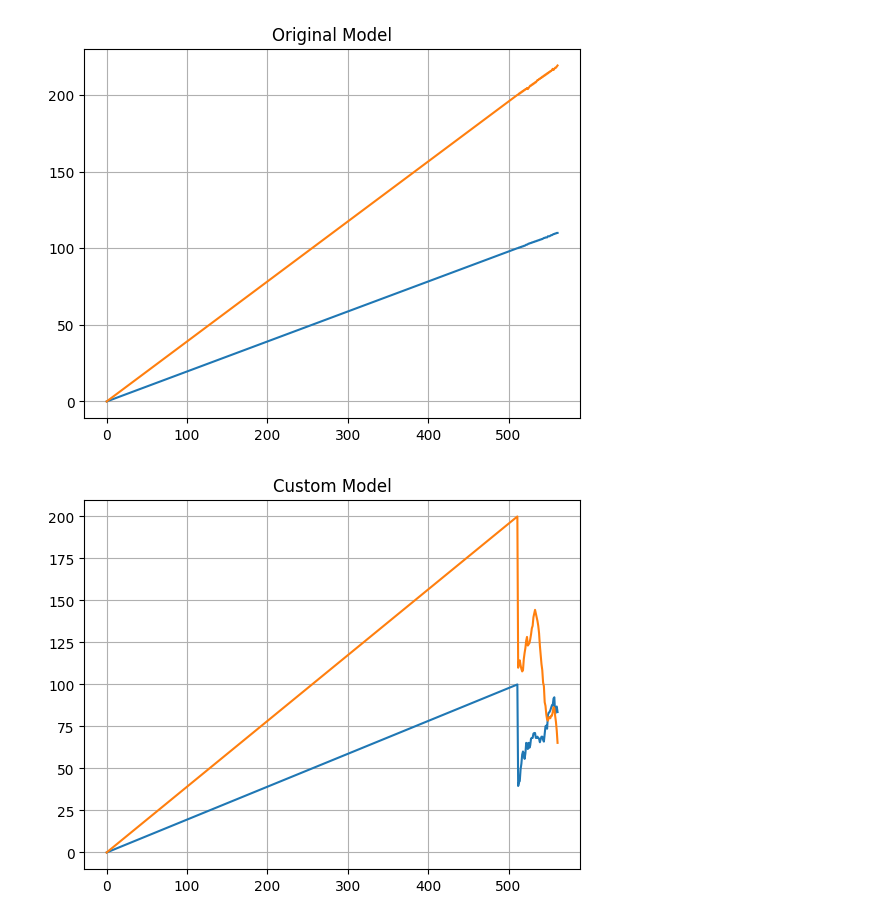
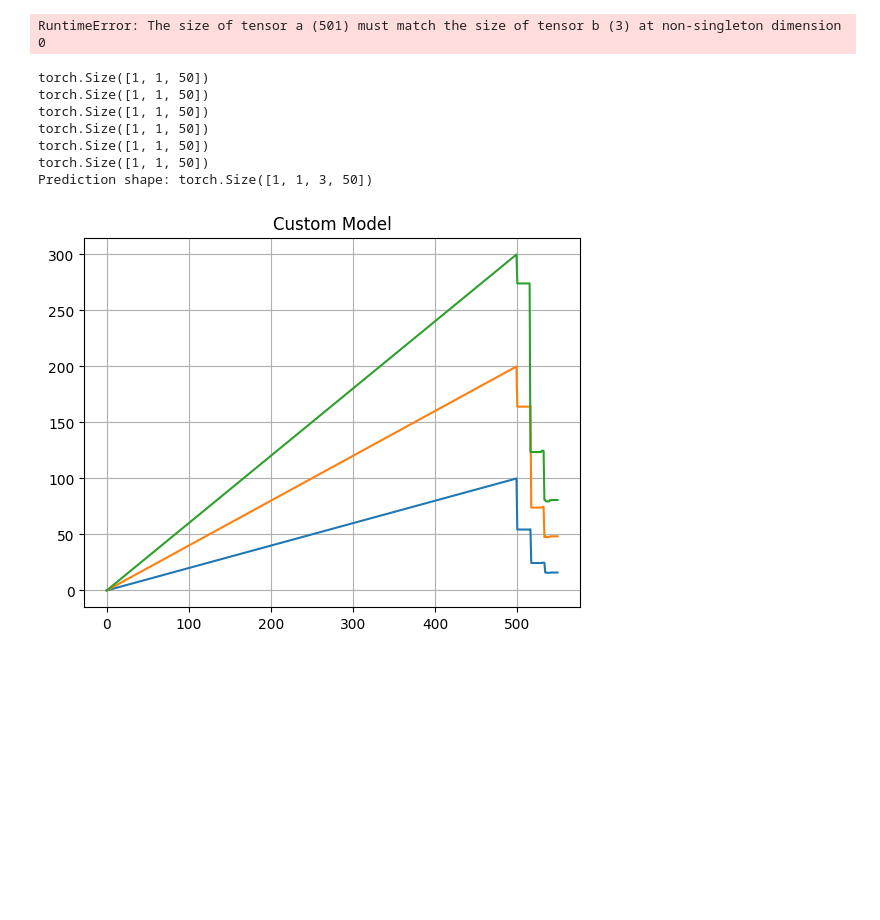
Before and after one commit to amir-elahi/chronos-forecasting, a Jupyter notebook: modelStruct.ipynb, the cells around one changed output. Saved outputs shown, nothing was run; the diff lists cells and outputs as text; code cells hidden in the pictures; blank space fills up the shorter version.

```diff
--- a/modelStruct.ipynb
+++ b/modelStruct.ipynb
@@ -2,11 +2,12 @@
 import pandas as pd  # requires: pip install pandas
 import torch
 from chronos import ChronosPipeline
+import torch
 
 pipeline = ChronosPipeline.from_pretrained(
     "amazon/chronos-t5-small",
     device_map="cpu",  # use "cpu" for CPU inference and "mps" for Apple Silicon
-    torch_dtype=torch.bfloat16,
+    # torch_dtype=torch.bfloat16,
 )
 # %%
 # pipeline.model.model.config
@@ -258,15 +263,16 @@ data_original_to_plot = torch.concat((context,predictions_from_original_model[0]
 import matplotlib.pyplot as plt
 import numpy as np
 data_original_to_plot = np.array(data_original_to_plot)
-plt.plot(data_original_to_plot[0,:])
-plt.plot(data_original_to_plot[1,:])
+for i in range(data_original_to_plot.shape[0]):
+    plt.plot(data_original_to_plot[i,:])
 plt.title("Original Model")
 plt.grid()
 # %% [output]
-[figure, removed]
+RuntimeError: The size of tensor a (501) must match the size of tensor b (3) at non-singleton dimension 0
 # %%
 predictions_from_custom_model = []
 remaining = 50
+num_samples = 1
 
 while remaining > 0:
     token_ids, attention_mask, scale = pipeline.tokenizer.context_input_transform(
@@ -276,40 +282,71 @@ while remaining > 0:
                 input_ids=token_ids,
                 attention_mask=attention_mask,
                 min_new_tokens=50,
                 max_new_tokens=50,
                 do_sample=True,
-                num_return_sequences=1,
+                num_return_sequences=num_samples,
                 eos_token_id=pipeline.model.config.eos_token_id,
                 pad_token_id=pipeline.model.config.pad_token_id)
 
     samples = samples[..., 1:]
-    samples = samples.reshape(token_ids.size(0), 1, -1)
+    samples = samples.reshape(num_batches, num_samples, -1, num_channels)
+    # samples = samples.reshape(token_ids.size(0), num_samples, -1)
 
-    prediction = pipeline.tokenizer.output_transform(
-        samples.to(scale.device), scale
-    )
+    # prediction = pipeline.tokenizer.output_transform(
+    #     samples.to(scale.device), scale
+    # )
+    temp = []
+    for i in range(num_channels):
+        prediction = pipeline.tokenizer.output_transform(
+            samples[:,:,:,i].to(scale.device), scale[i].unsqueeze(0)
+        )
+        print(samples[:,:,:,i].shape)
+        print(prediction.shape)
+        temp.append(prediction)
+
+    prediction = torch.stack(temp, dim=-1)
+
+    prediction = prediction.reshape(num_batches, num_samples, num_channels, -1)
+    print('Prediction shape:',prediction.shape)
+
+
+    remaining -= prediction.shape[-1]
+
+    prediction = prediction.reshape(num_batches, num_samples, -1, num_channels)
+
 
     predictions_from_custom_model.append(prediction)
-    remaining -= prediction.shape[-1]
+
+    predictions_from_custom_model = torch.cat(predictions_from_custom_model, dim=-1)
+
 
     if remaining <= 0:
         break
 
     context = torch.cat(
         [context, prediction.median(dim=1).values], dim=-1
     )
 
 
+context2 = context.reshape(num_batches, -1, num_channels)
 
-data_custom_to_plot = torch.concat((context,predictions_from_custom_model[0][:,0,:]),dim=1)
+data_custom_to_plot = torch.concat((context2[0,:,:],predictions_from_custom_model[0,0,:,:]),dim=0)
 
 
 import matplotlib.pyplot as plt
 import numpy as np
 data_custom_to_plot = np.array(data_custom_to_plot)
-plt.plot(data_custom_to_plot[0,:])
-plt.plot(data_custom_to_plot[1,:])
+plt.plot(data_custom_to_plot)
+# for i in range(data_custom_to_plot.shape[0]):
+#     plt.plot(data_custom_to_plot[i,:])
 plt.title("Custom Model")
 plt.grid()
 # %% [output]
+torch.Size([1, 1, 50])
+torch.Size([1, 1, 50])
+torch.Size([1, 1, 50])
+torch.Size([1, 1, 50])
+torch.Size([1, 1, 50])
+torch.Size([1, 1, 50])
+Prediction shape: torch.Size([1, 1, 3, 50])
-[figure, old version]
+[figure, new version]
```
Also changed, not shown: parts of 10 cells of this notebook.
